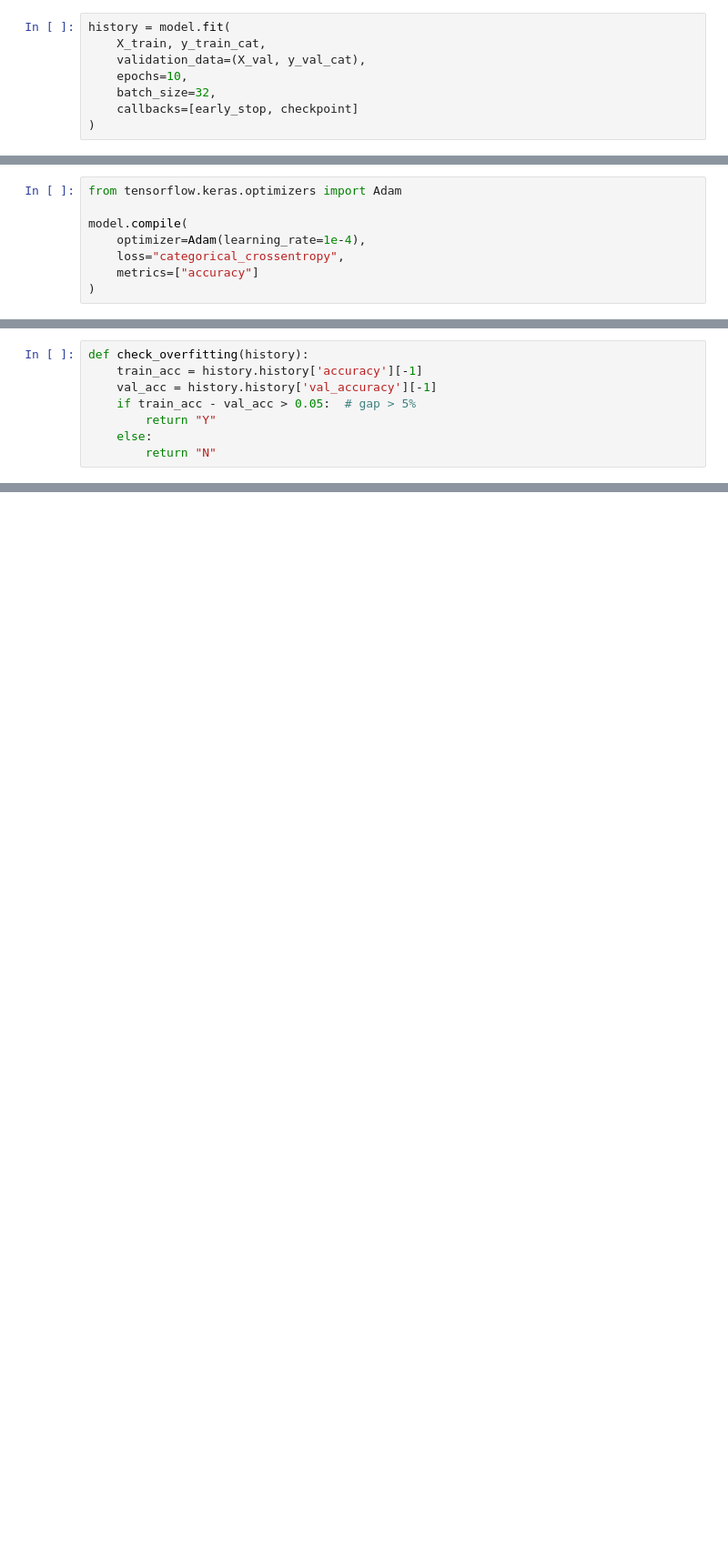
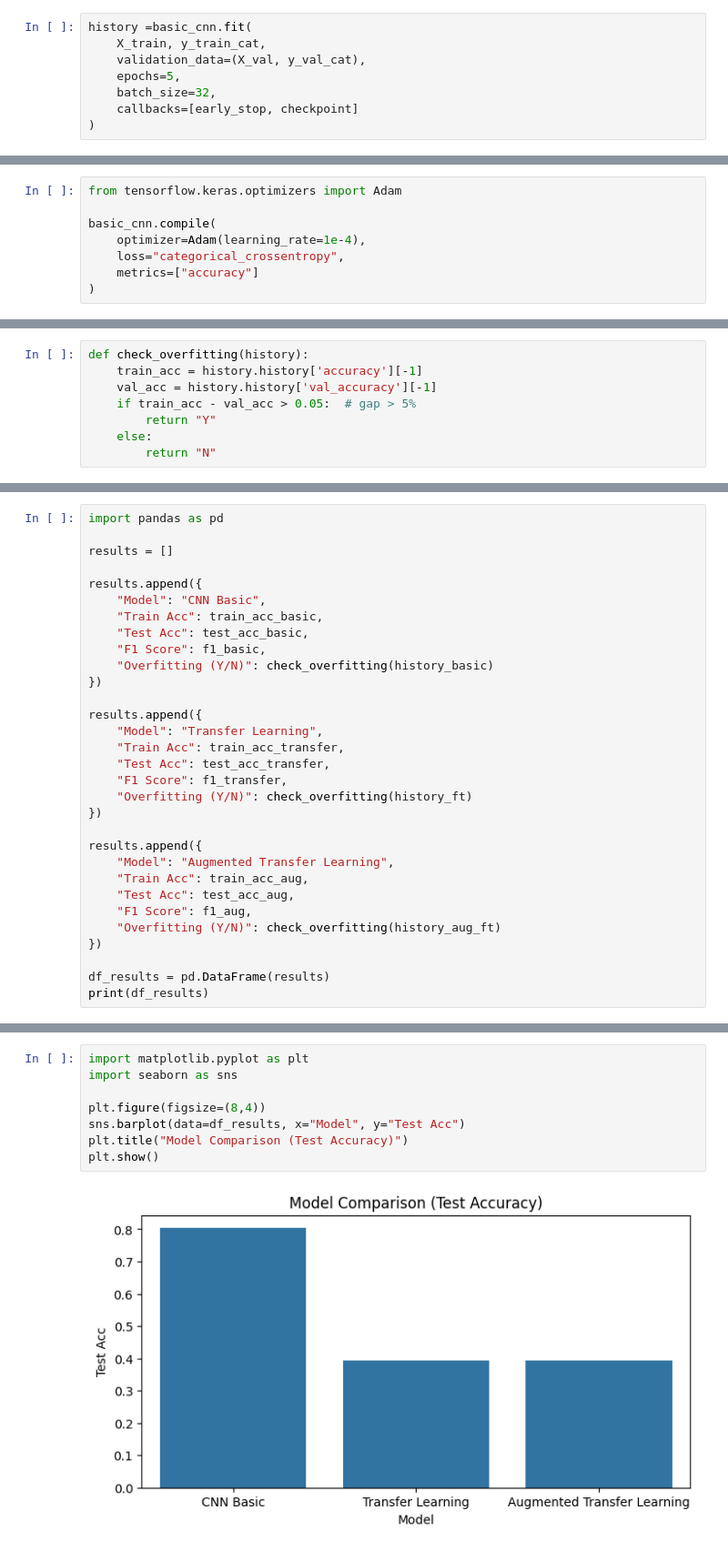
Before and after one commit to Piramu-Mahalingam/DS-Course-Assignment-1, a Jupyter notebook: Piramu M Miniproject ANN .ipynb, the cells around one changed output, grey strips where cells are left out. Shown at 91% size. Drawn from its saved outputs; the diff is of its cells as text; blank space fills up the shorter version.

```diff
--- a/Piramu M Miniproject ANN .ipynb
+++ b/Piramu M Miniproject ANN .ipynb
@@ -617,10 +687,10 @@ checkpoint = ModelCheckpoint(
     verbose=1
 )
 # %%
-history = model.fit(
+history =basic_cnn.fit(
     X_train, y_train_cat,
     validation_data=(X_val, y_val_cat),
-    epochs=10,
+    epochs=5,
     batch_size=32,
     callbacks=[early_stop, checkpoint]
 )
@@ -627,7 +719,7 @@ history = model.fit(
 # %%
 from tensorflow.keras.optimizers import Adam
 
-model.compile(
+basic_cnn.compile(
     optimizer=Adam(learning_rate=1e-4),
     loss="categorical_crossentropy",
     metrics=["accuracy"]
@@ -779,0 +1059,31 @@ model.save("covid_best_model.h5")
+# %%
+import pandas as pd
+
+results = []
+
+results.append({
+    "Model": "CNN Basic",
+    "Train Acc": train_acc_basic,
+    "Test Acc": test_acc_basic,
+    "F1 Score": f1_basic,
+    "Overfitting (Y/N)": check_overfitting(history_basic)
+})
+
+results.append({
+    "Model": "Transfer Learning",
+    "Train Acc": train_acc_transfer,
+    "Test Acc": test_acc_transfer,
+    "F1 Score": f1_transfer,
+    "Overfitting (Y/N)": check_overfitting(history_ft)
+})
+
+results.append({
+    "Model": "Augmented Transfer Learning",
+    "Train Acc": train_acc_aug,
+    "Test Acc": test_acc_aug,
+    "F1 Score": f1_aug,
+    "Overfitting (Y/N)": check_overfitting(history_aug_ft)
+})
+
+df_results = pd.DataFrame(results)
+print(df_results)
@@ -779,0 +1108,10 @@ model.save("covid_best_model.h5")
+# %%
+import matplotlib.pyplot as plt
+import seaborn as sns
+
+plt.figure(figsize=(8,4))
+sns.barplot(data=df_results, x="Model", y="Test Acc")
+plt.title("Model Comparison (Test Accuracy)")
+plt.show()
+# %% [output]
+[figure, added]
```
Also changed, not shown: parts of 42 cells of this notebook.
